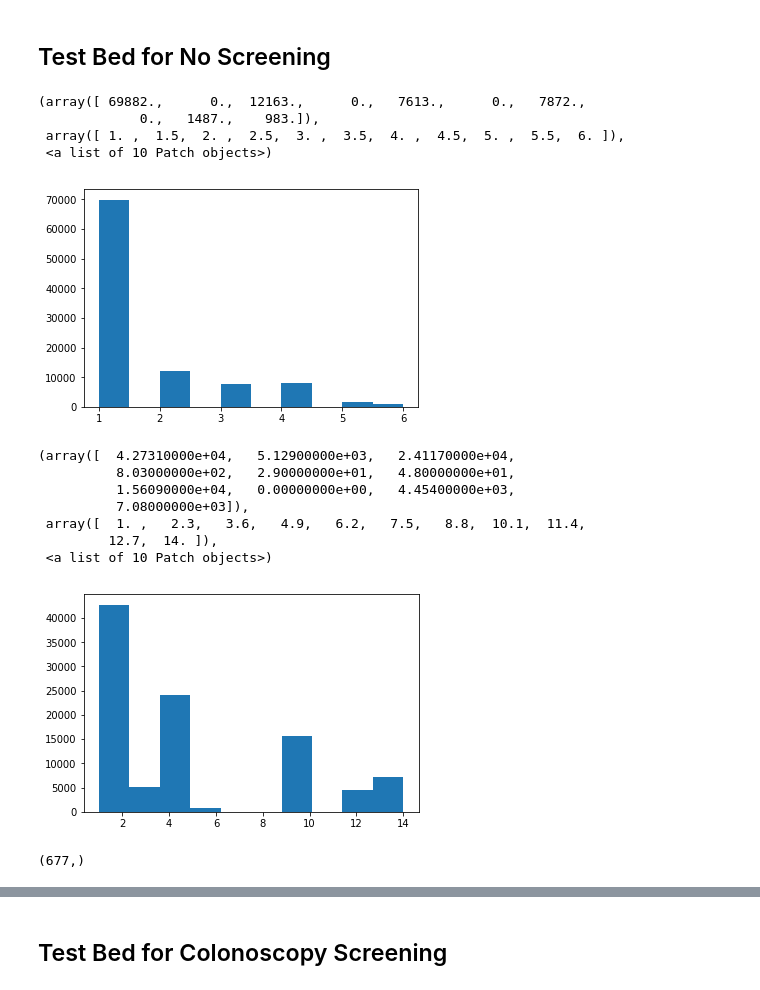
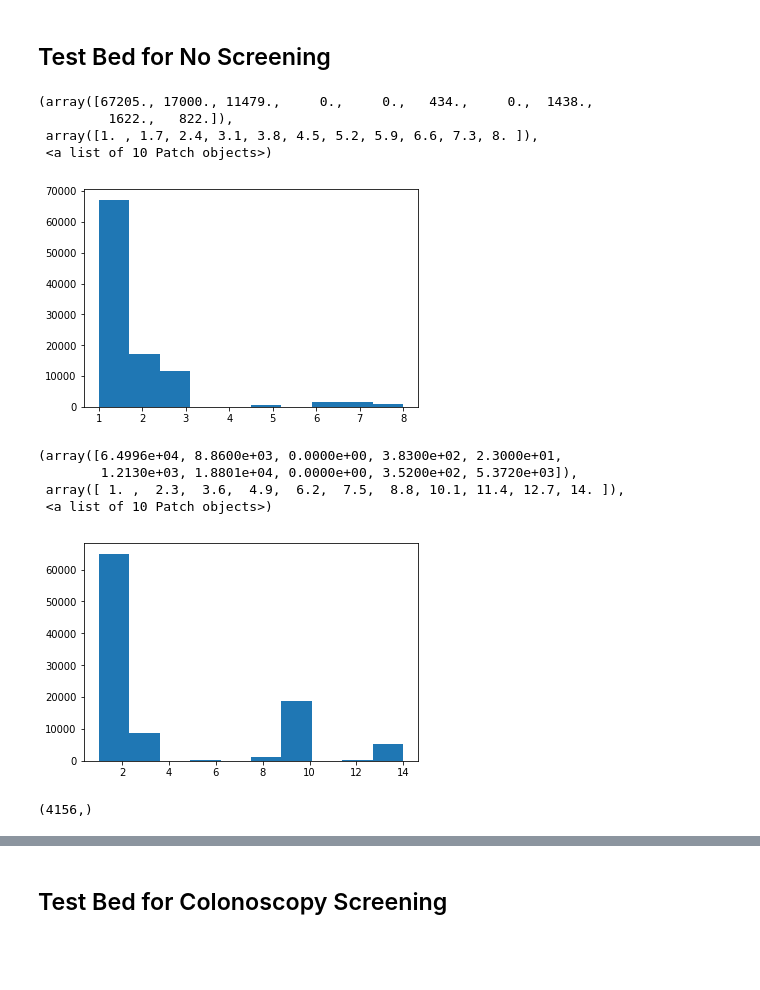
Before and after one commit to Epimetrics-Inc/Colorectal-Cancer-Screening-Simulation, a Jupyter notebook: CRC DES.ipynb, the cells around one changed output, grey strips where cells are left out. Drawn from its saved outputs; the diff is of its cells as text; code cells hidden in the pictures; blank space fills up the shorter version.

```diff
--- a/CRC DES.ipynb
+++ b/CRC DES.ipynb
@@ -276,12 +267,13 @@ class Individual(object):
     def init_health_state(self, state_prob, states):
         if states == {}:
             states = {
-                HealthState.NORMAL: 0.699,
-                HealthState.LOW_RISK_POLYP: 0.1216,
-                HealthState.HIGH_RISK_POLYP: 0.0749,
-                HealthState.ADENOMA: 0.079,
-                HealthState.CRC_STAGE1: 0.02,
-                HealthState.CRC_STAGE2: 0.0055
+                HealthState.NORMAL: 0.67227699,
+                HealthState.LOW_RISK_POLYP: 0.16927146,
+                HealthState.HIGH_RISK_POLYP: 0.11348882,
+                HealthState.CRC_STAGE1: 0.00470540,
+                HealthState.CRC_STAGE2: 0.01503115,
+                HealthState.CRC_STAGE3: 0.01638177,
+                HealthState.CRC_STAGE4: 0.00884441,
             }
 
         # We just transpose the health states and probs
@@ -361,7 +353,7 @@ def no_screening(individual, num_gen):
             # Get the procedure for treatment
             proc = to_treatment[individual.state]
             individual.procedures = np.append(
-                individual.procedures, proc)
+                individual.procedures, {individual.age: proc})
             individual.costs += procedure_costs[proc] / ((1 + cost_discounting) ** (individual.age - (individual.age - 1)))
             # Convert to treated
             individual.state = to_treated[individual.state]
@@ -781,41 +777,38 @@ individual_count = 100000
 rand_individual_state_gen = RandomCVGenerator()
 rand_individual_sex_gen = RandomCVGenerator(724)
 
-individuals = [Individual(next(rand_individual_state_gen), next(rand_individual_sex_gen),
+individuals_noscreening = np.array([Individual(next(rand_individual_state_gen), next(rand_individual_sex_gen),
                           init_states_prob=health_prevalence_rate)
-               for _ in range(individual_count)]
+               for _ in range(individual_count)])
 # %%
 # Health State Distribution
-hist(np.array([i.state.value for i in individuals]))
+hist(np.array([i.state.value for i in individuals_noscreening]))
 # %% [output]
-(array([ 69882.,      0.,  12163.,      0.,   7613.,      0.,   7872.,
-             0.,   1487.,    983.]),
- array([ 1. ,  1.5,  2. ,  2.5,  3. ,  3.5,  4. ,  4.5,  5. ,  5.5,  6. ]),
+(array([67205., 17000., 11479.,     0.,     0.,   434.,     0.,  1438.,
+         1622.,   822.]),
+ array([1. , 1.7, 2.4, 3.1, 3.8, 4.5, 5.2, 5.9, 6.6, 7.3, 8. ]),
  <a list of 10 Patch objects>)
-[figure, old version]
+[figure, new version]
 # %%
 # Simulate!
 sim_gen = RandomCVGenerator()
 for k in range(20):
-    for i in individuals:
+    for i in individuals_noscreening:
         no_screening(i, sim_gen)
 # %%
 # Health State Outcomes
-hist(np.array([i.state.value for i in individuals]))
+hist(np.array([i.state.value for i in individuals_noscreening]))
 # %% [output]
-(array([  4.27310000e+04,   5.12900000e+03,   2.41170000e+04,
-          8.03000000e+02,   2.90000000e+01,   4.80000000e+01,
-          1.56090000e+04,   0.00000000e+00,   4.45400000e+03,
-          7.08000000e+03]),
- array([  1. ,   2.3,   3.6,   4.9,   6.2,   7.5,   8.8,  10.1,  11.4,
-         12.7,  14. ]),
+(array([6.4996e+04, 8.8600e+03, 0.0000e+00, 3.8300e+02, 2.3000e+01,
+        1.2130e+03, 1.8801e+04, 0.0000e+00, 3.5200e+02, 5.3720e+03]),
+ array([ 1. ,  2.3,  3.6,  4.9,  6.2,  7.5,  8.8, 10.1, 11.4, 12.7, 14. ]),
  <a list of 10 Patch objects>)
-[figure, old version]
+[figure, new version]
 # %%
-prev_states = np.array([i.previous_states[-1].value for i in individuals if i.state.value == 10])
+prev_states = np.array([i.previous_states[-1].value for i in individuals_noscreening if i.state.value == 10])
 prev_states.shape
 # %% [output]
-(677,)
+(4156,)
 # %%
 hist(prev_states)
 # %% [output]
```
Also changed, not shown: parts of 84 cells of this notebook.
